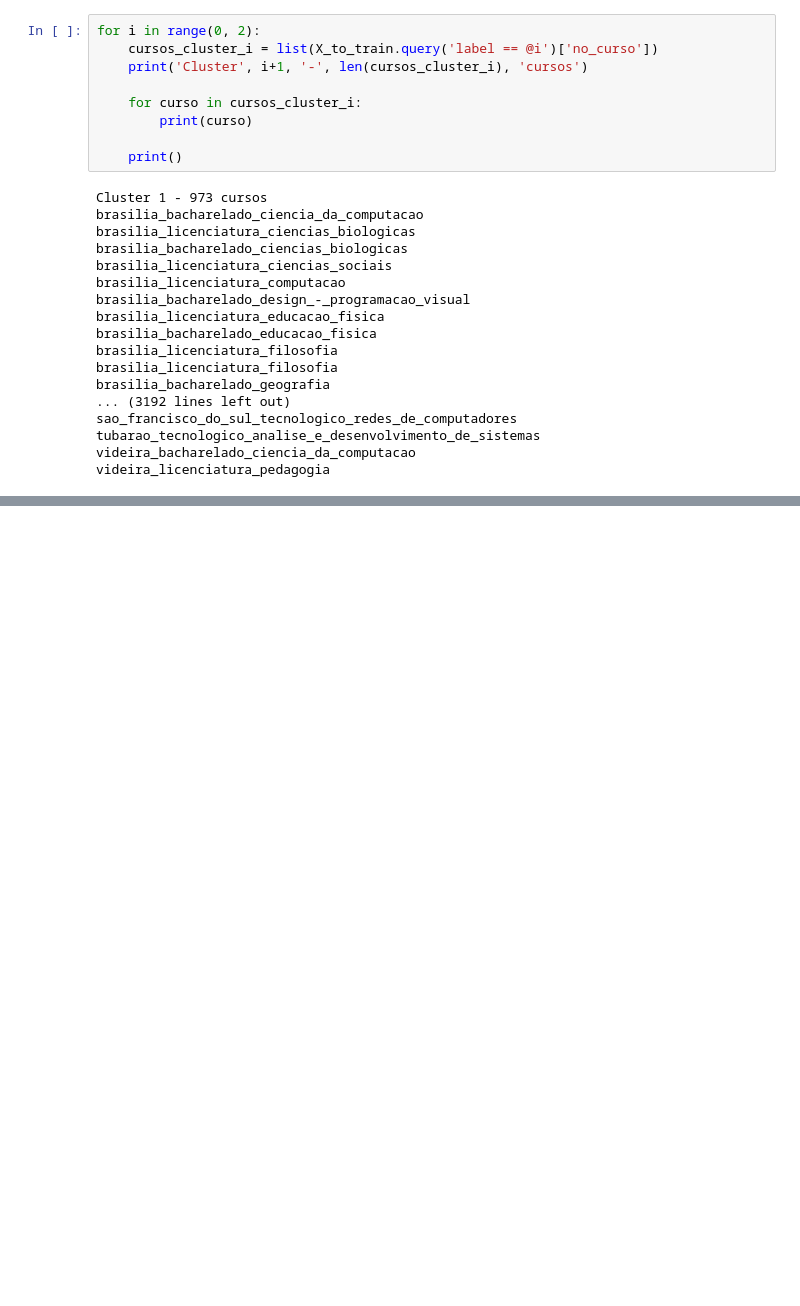
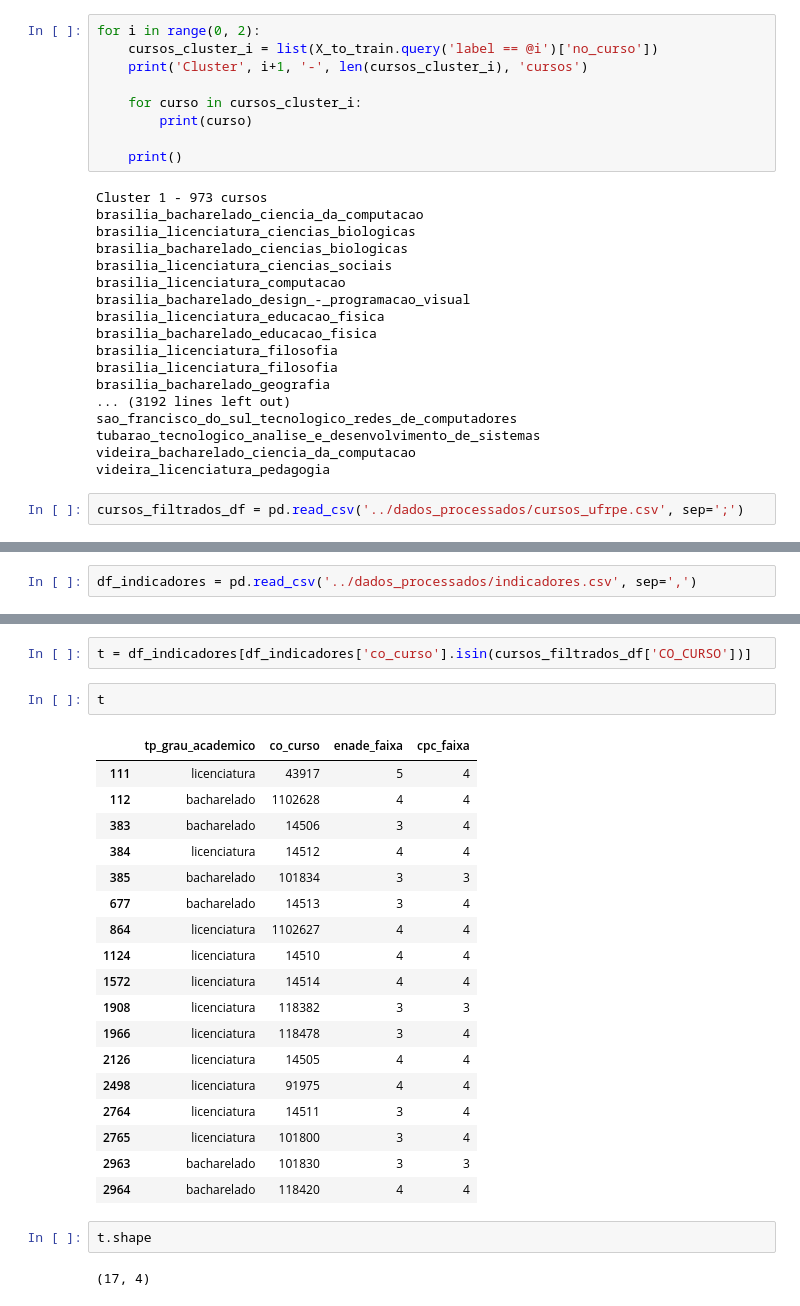
Before and after one commit to Thamires-Lopes/agrupamento-tcc, a Jupyter notebook: agrupamentoNovo/agrupamentos_kmeans/agrupamento_kmeans_2.ipynb, the cells around one changed output, grey strips where cells are left out. Saved outputs shown, nothing was run; the diff lists cells and outputs as text; blank space fills up the shorter version.

```diff
--- a/agrupamentoNovo/agrupamentos_kmeans/agrupamento_kmeans_2.ipynb
+++ b/agrupamentoNovo/agrupamentos_kmeans/agrupamento_kmeans_2.ipynb
@@ -100,3 +118,5 @@ sao_francisco_do_sul_tecnologico_redes_de_computadores
 tubarao_tecnologico_analise_e_desenvolvimento_de_sistemas
 videira_bacharelado_ciencia_da_computacao
 videira_licenciatura_pedagogia
+# %%
+cursos_filtrados_df = pd.read_csv('../dados_processados/cursos_ufrpe.csv', sep=';')
@@ -102,0 +177,2 @@ videira_licenciatura_pedagogia
+# %%
+df_indicadores = pd.read_csv('../dados_processados/indicadores.csv', sep=',')
@@ -102,0 +195,27 @@ videira_licenciatura_pedagogia
+# %%
+t = df_indicadores[df_indicadores['co_curso'].isin(cursos_filtrados_df['CO_CURSO'])]
+# %%
+t
+# %% [output]
+|  | tp_grau_academico | co_curso | enade_faixa | cpc_faixa |
+| 111 | licenciatura | 43917 | 5 | 4 |
+| 112 | bacharelado | 1102628 | 4 | 4 |
+| 383 | bacharelado | 14506 | 3 | 4 |
+| 384 | licenciatura | 14512 | 4 | 4 |
+| 385 | bacharelado | 101834 | 3 | 3 |
+| 677 | bacharelado | 14513 | 3 | 4 |
+| 864 | licenciatura | 1102627 | 4 | 4 |
+| 1124 | licenciatura | 14510 | 4 | 4 |
+| 1572 | licenciatura | 14514 | 4 | 4 |
+| 1908 | licenciatura | 118382 | 3 | 3 |
+| 1966 | licenciatura | 118478 | 3 | 4 |
+| 2126 | licenciatura | 14505 | 4 | 4 |
+| 2498 | licenciatura | 91975 | 4 | 4 |
+| 2764 | licenciatura | 14511 | 3 | 4 |
+| 2765 | licenciatura | 101800 | 3 | 4 |
+| 2963 | bacharelado | 101830 | 3 | 3 |
+| 2964 | bacharelado | 118420 | 4 | 4 |
+# %%
+t.shape
+# %% [output]
+(17, 4)
```
Also changed, not shown: parts of 6 cells of this notebook, 9 other files.
